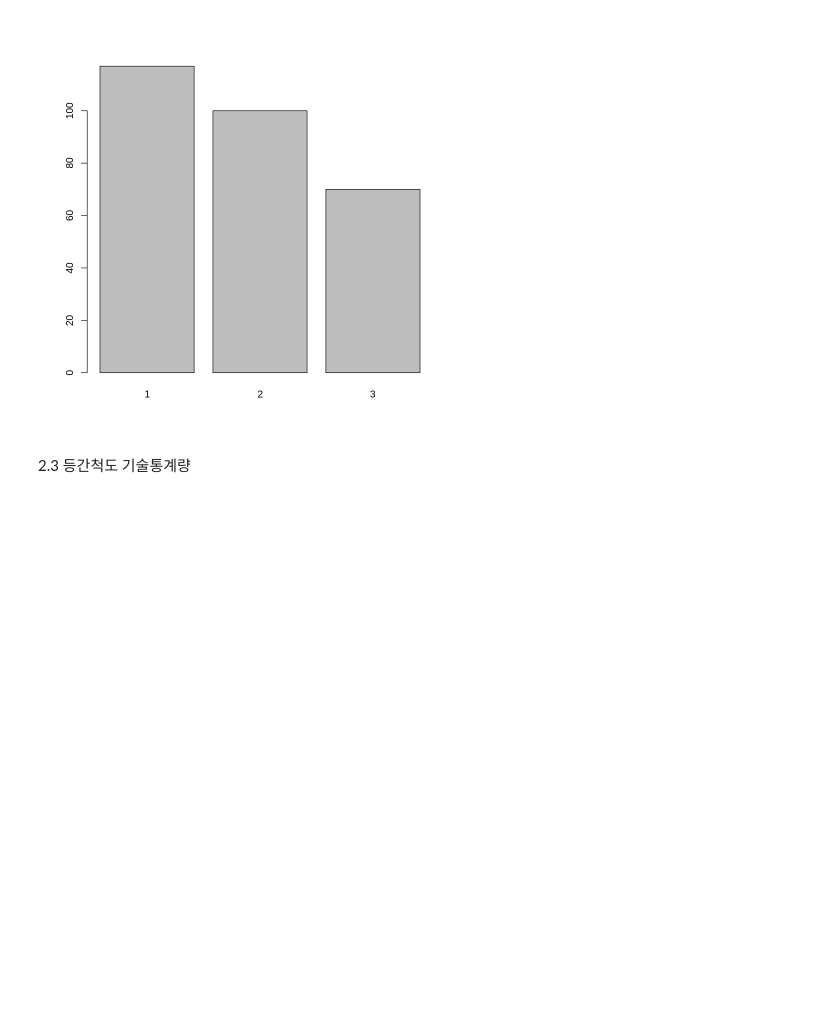
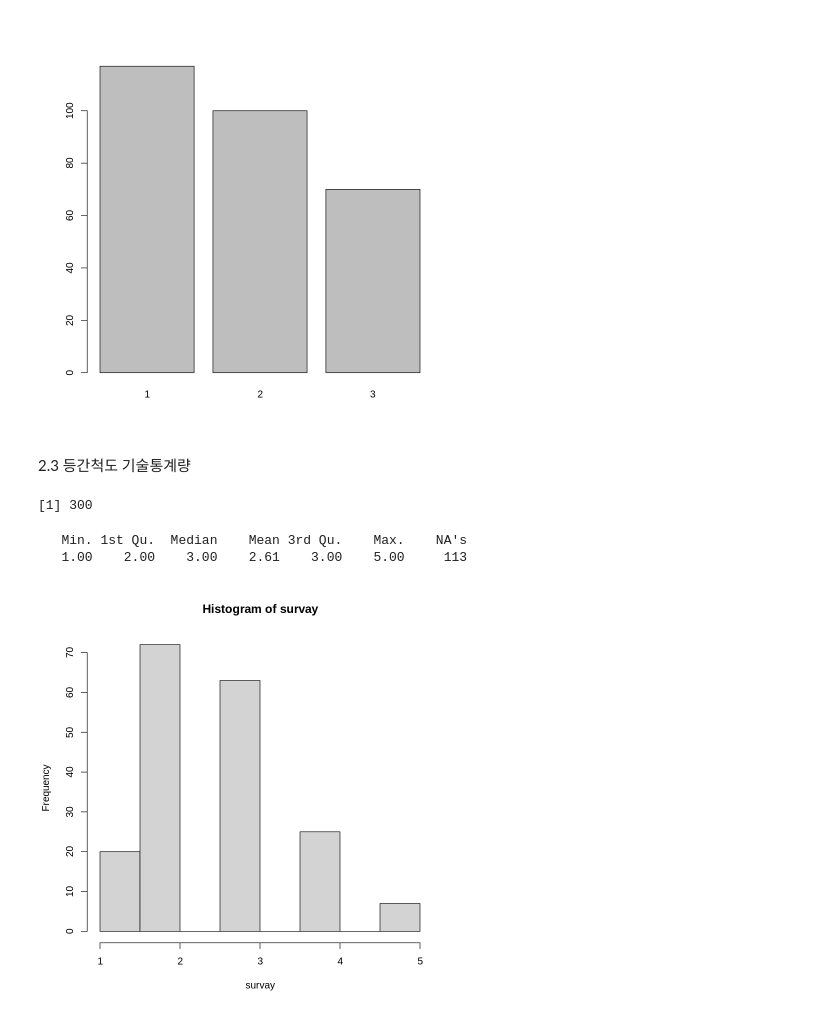
Before and after one commit to gyujin0450/RPRG_PARTIII, a Jupyter notebook: p368_척도별기술통계량.ipynb, the cells around one changed output. Drawn from its saved outputs; the diff is of its cells as text; code cells hidden in the pictures; blank space fills up the shorter version.

```diff
--- a/p368_척도별기술통계량.ipynb
+++ b/p368_척도별기술통계량.ipynb
@@ -3,7 +3,7 @@
 # %% [markdown]
 Ch11. 척도별 기술통계량 구하기
 # %%
-raw_data <- read.csv("descriptive.csv", header = T)
+raw_data <- read.csv("https://raw.githubusercontent.com/gyujin0450/RPRG_PARTIII/main/data03/descriptive.csv", header = T)
 data <- raw_data
 # %%
 head(data)
@@ -99,3 +99,18 @@ barplot(y) # 명목/서열척도 -> 막대차트
 [figure]
 # %% [markdown]
 2.3 등간척도 기술통계량
+# %%
+survay <- data$survey
+# %%
+length(survay)
+# %% [output]
+[1] 300
+# %%
+summary(survay)
+# %% [output]
+   Min. 1st Qu.  Median    Mean 3rd Qu.    Max.    NA's
+   1.00    2.00    3.00    2.61    3.00    5.00     113
+# %%
+hist(survay)
+# %% [output]
+[figure, added]
```
Also changed, not shown: parts of 21 cells of this notebook.
